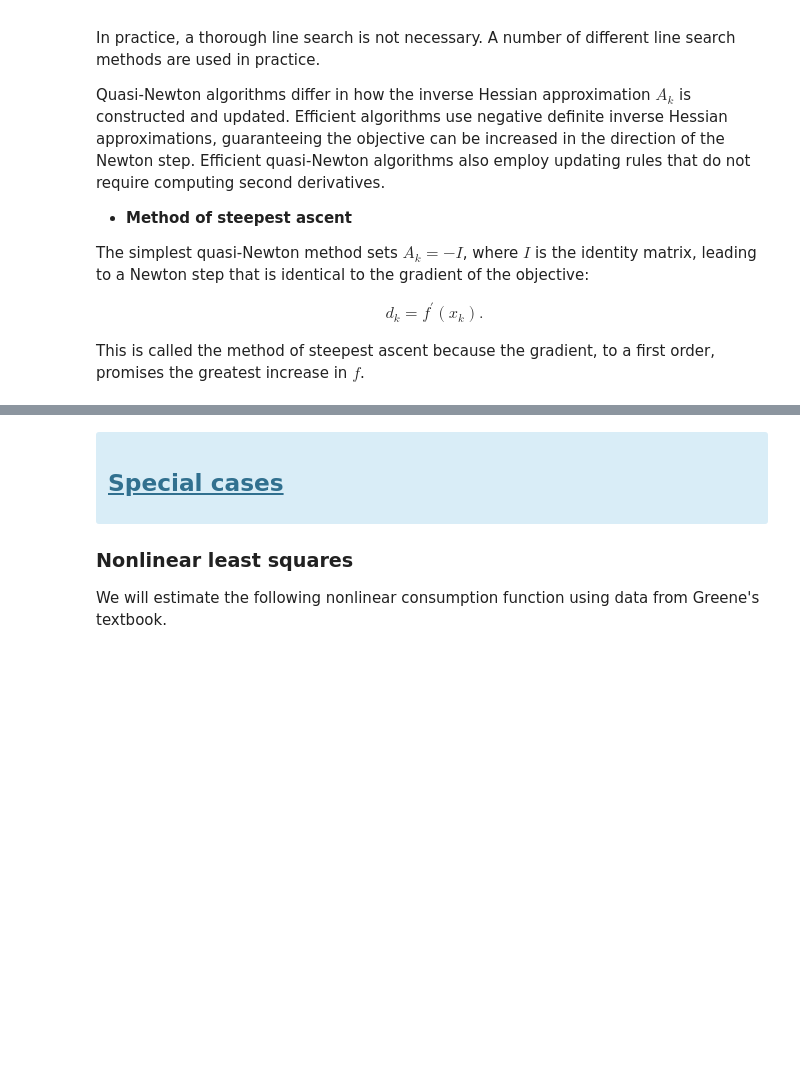
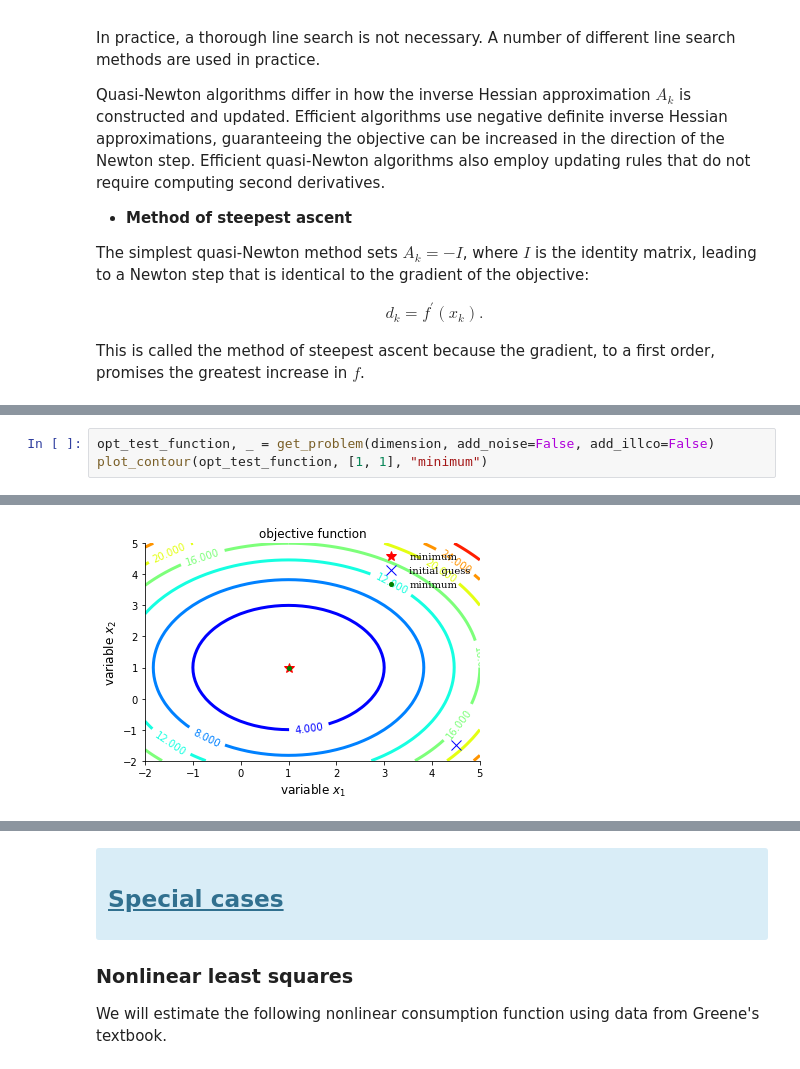
Before and after one commit to OpenSourceEconomics/ose-course-scientific-computing, a Jupyter notebook: lectures/optimization/notebook.ipynb, the cells around one changed output, grey strips where cells are left out. Cells and saved outputs as stored; diff of their text form; blank space fills up the shorter version.

```diff
--- a/lectures/optimization/notebook.ipynb
+++ b/lectures/optimization/notebook.ipynb
@@ -369,0 +283,4 @@ This is called the method of steepest ascent because the gradient, to a first or
+# %%
+opt_test_function, _ = get_problem(dimension, add_noise=False, add_illco=False)
+plot_contour(opt_test_function, [1, 1], "minimum")
+# %% [output]
@@ -369,0 +288 @@ This is called the method of steepest ascent because the gradient, to a first or
+[figure, added]
```
Also changed, not shown: parts of 50 cells of this notebook, 5 other files.
